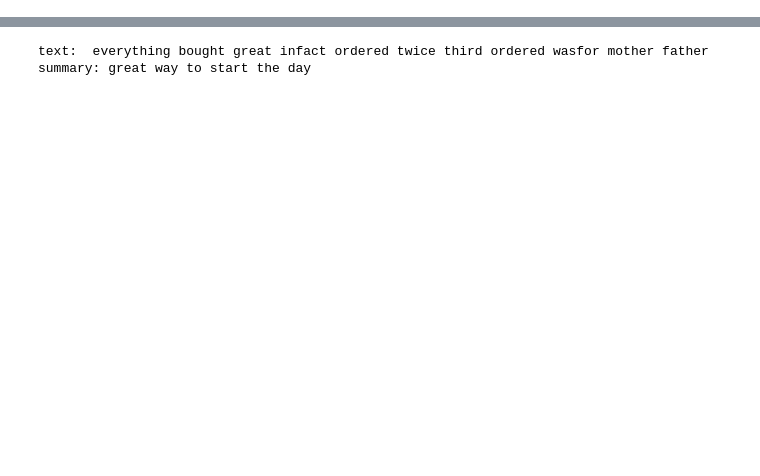
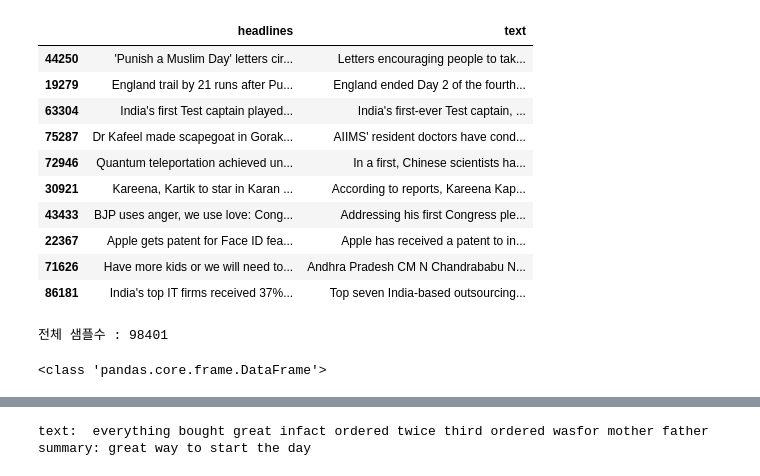
Before and after one commit to grapeabc1/first-repository, a Jupyter notebook: [E-08]NewsSummaryBot.ipynb, the cells around one changed output, grey strips where cells are left out. Saved outputs shown, nothing was run; the diff lists cells and outputs as text; code cells hidden in the pictures; blank space fills up the shorter version.

```diff
--- a/[E-08]NewsSummaryBot.ipynb
+++ b/[E-08]NewsSummaryBot.ipynb
@@ -174,0 +24,3 @@ print('=3')
+# %%
+urllib.request.urlretrieve("https://raw.githubusercontent.com/sunnysai12345/News_Summary/master/news_summary_more.csv", filename="news_summary_more.csv")
+data = pd.read_csv('news_summary_more.csv', encoding='iso-8859-1')
@@ -174,0 +29,19 @@ print('=3')
+# %%
+data.sample(10)
+# %% [output]
+|  | headlines | text |
+| 44250 | 'Punish a Muslim Day' letters cir... | Letters encouraging people to tak... |
+| 19279 | England trail by 21 runs after Pu... | England ended Day 2 of the fourth... |
+| 63304 | India's first Test captain played... | India's first-ever Test captain, ... |
+| 75287 | Dr Kafeel made scapegoat in Gorak... | AIIMS' resident doctors have cond... |
+| 72946 | Quantum teleportation achieved un... | In a first, Chinese scientists ha... |
+| 30921 | Kareena, Kartik to star in Karan ... | According to reports, Kareena Kap... |
+| 43433 | BJP uses anger, we use love: Cong... | Addressing his first Congress ple... |
+| 22367 | Apple gets patent for Face ID fea... | Apple has received a patent to in... |
+| 71626 | Have more kids or we will need to... | Andhra Pradesh CM N Chandrababu N... |
+| 86181 | India's top IT firms received 37%... | Top seven India-based outsourcing... |
+# %%
+#전체 샘플 수 확인
+print('전체 샘플수 :', (len(data)))
+# %% [output]
+전체 샘플수 : 98401
@@ -174,0 +54,4 @@ print('=3')
+# %%
+print(type(data))
+# %% [output]
+<class 'pandas.core.frame.DataFrame'>
```
Also changed, not shown: parts of 144 cells of this notebook.
